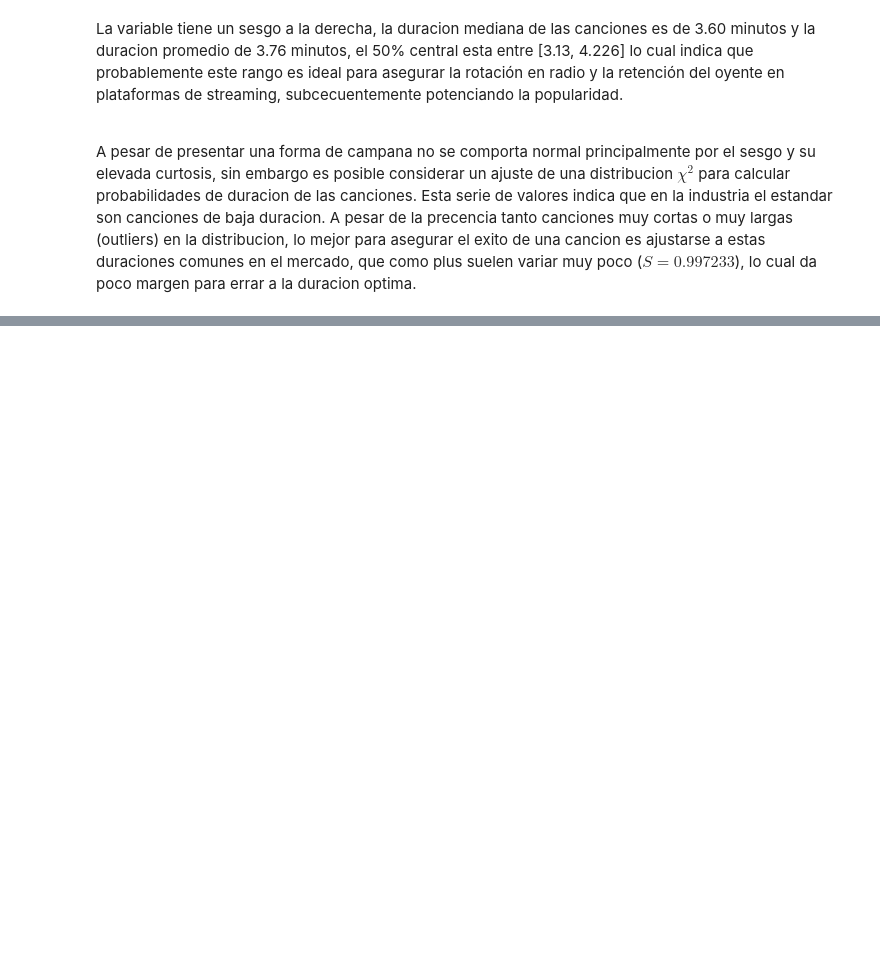
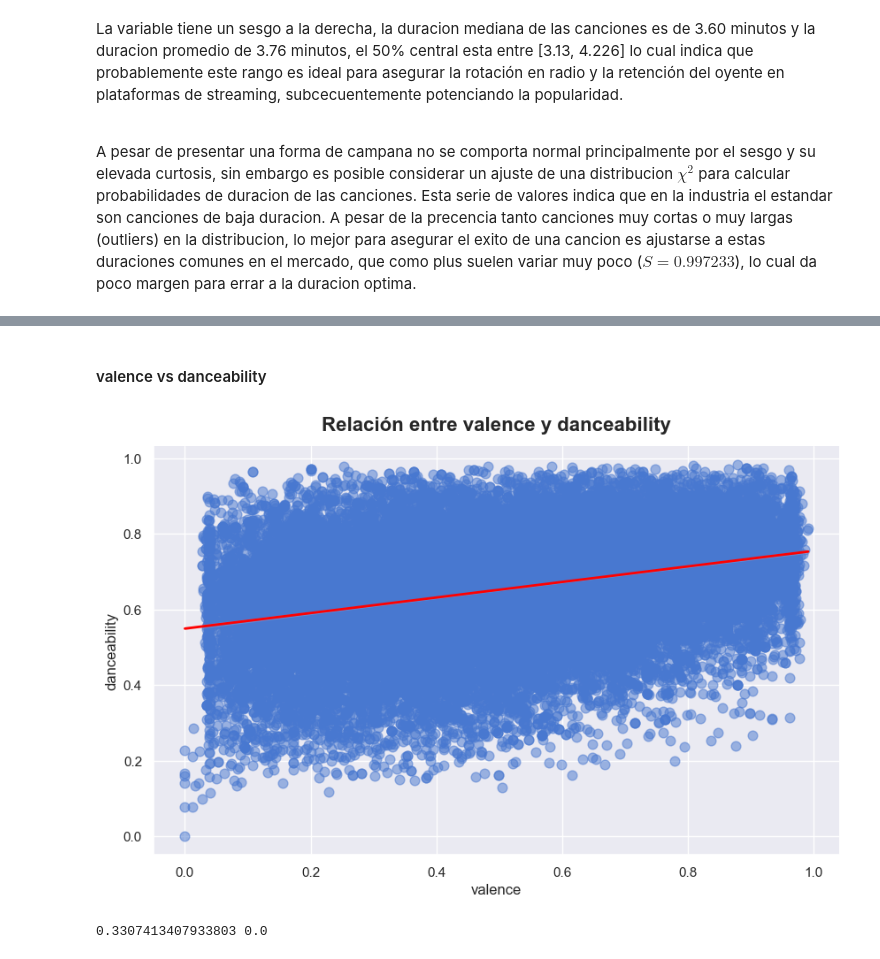
Before and after one commit to juanpablocarrillohortua/Proyecto_Data_Mining_UEC, a Jupyter notebook: notebooks/EDA_&_1st_part_notebook.ipynb, the cells around one changed output, grey strips where cells are left out. Saved outputs shown, nothing was run; the diff lists cells and outputs as text; code cells hidden in the pictures; blank space fills up the shorter version.

```diff
--- a/notebooks/EDA_&_1st_part_notebook.ipynb
+++ b/notebooks/EDA_&_1st_part_notebook.ipynb
@@ -724,0 +822,11 @@ A pesar de presentar una forma de campana no se comporta normal principalmente p
+# %% [markdown]
+#### valence vs danceability
+# %%
+graficas.scatter_plot(df, 'valence', 'danceability')
+# %% [output]
+[figure, added]
+# %%
+rho, p_s = stats.spearmanr(df['valence'], df['danceability'])
+print(rho, p_s)
+# %% [output]
+0.3307413407933803 0.0
```
Also changed, not shown: parts of 47 cells of this notebook, 9 other files.
